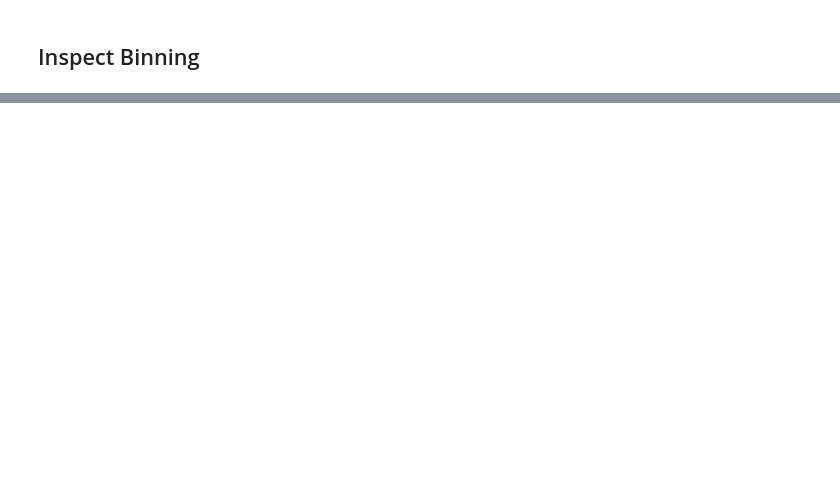
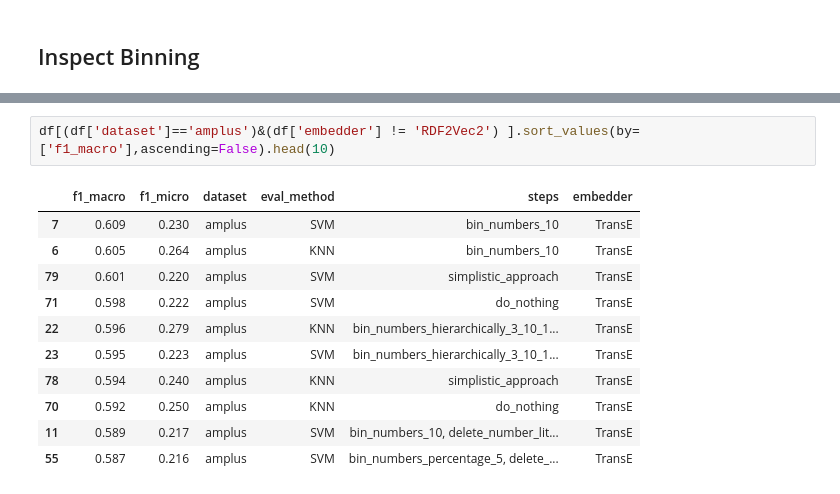
Before and after one commit to ArcNoctris/kg_literal_preprocessing, a Jupyter notebook: notebooks/evaluate_results.ipynb, the cells around one changed output, grey strips where cells are left out. Drawn from its saved outputs; the diff is of its cells as text; blank space fills up the shorter version.

```diff
--- a/notebooks/evaluate_results.ipynb
+++ b/notebooks/evaluate_results.ipynb
@@ -79,0 +85,14 @@ for dataset in df['dataset'].unique():
+# %%
+df[(df['dataset']=='amplus')&(df['embedder'] != 'RDF2Vec2') ].sort_values(by=['f1_macro'],ascending=False).head(10)
+# %% [output]
+|  | f1_macro | f1_micro | dataset | eval_method | steps | embedder |
+| 7 | 0.609 | 0.230 | amplus | SVM | bin_numbers_10 | TransE |
+| 6 | 0.605 | 0.264 | amplus | KNN | bin_numbers_10 | TransE |
+| 79 | 0.601 | 0.220 | amplus | SVM | simplistic_approach | TransE |
+| 71 | 0.598 | 0.222 | amplus | SVM | do_nothing | TransE |
+| 22 | 0.596 | 0.279 | amplus | KNN | bin_numbers_hierarchically_3_10_1... | TransE |
+| 23 | 0.595 | 0.223 | amplus | SVM | bin_numbers_hierarchically_3_10_1... | TransE |
+| 78 | 0.594 | 0.240 | amplus | KNN | simplistic_approach | TransE |
+| 70 | 0.592 | 0.250 | amplus | KNN | do_nothing | TransE |
+| 11 | 0.589 | 0.217 | amplus | SVM | bin_numbers_10, delete_number_lit... | TransE |
+| 55 | 0.587 | 0.216 | amplus | SVM | bin_numbers_percentage_5, delete_... | TransE |
```
Also changed, not shown: parts of 7 cells of this notebook, 19 other files.
